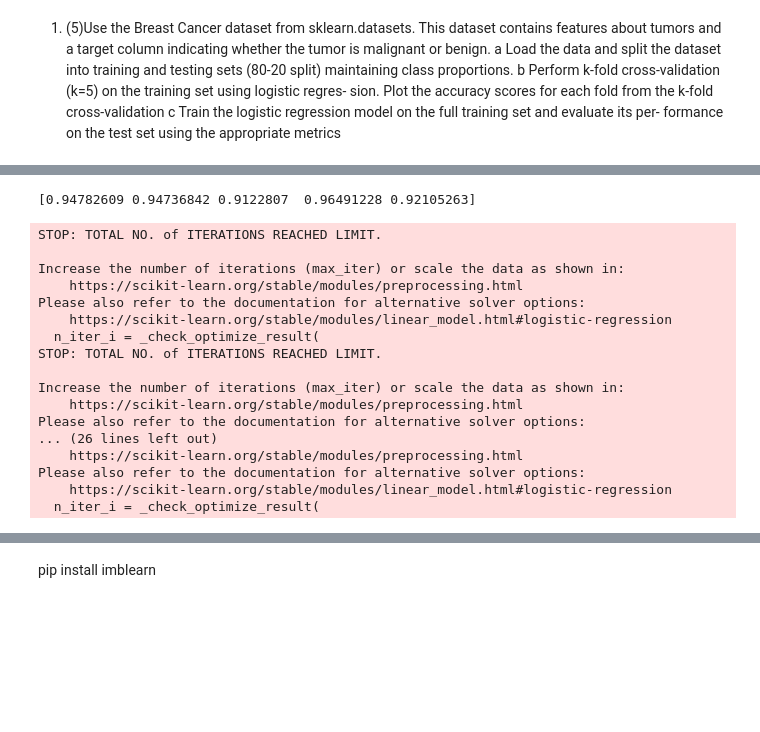
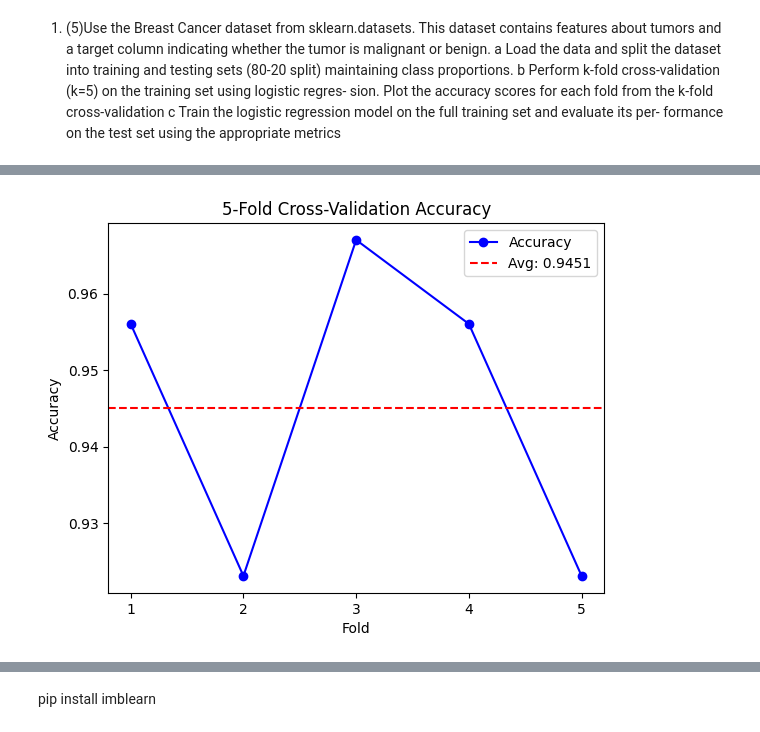
Before and after one commit to Awake-ctrl/Deep-Learning, a Jupyter notebook: labs/lab1/kallepallysaikiran_assignment1.ipynb, the cells around one changed output, grey strips where cells are left out. Cells and saved outputs as stored; diff of their text form; code cells hidden in the pictures; blank space fills up the shorter version.

```diff
--- a/labs/lab1/kallepallysaikiran_assignment1.ipynb
+++ b/labs/lab1/kallepallysaikiran_assignment1.ipynb
@@ -45,17 +27,15 @@ array([0, 0, 0, 0, 0, 0, 0, 0, 0, 0, 0, 0, 0, 0, 0, 0, 0, 0, 0, 1, 1, 1,
 # %%
-from sklearn.model_selection import KFold,cross_val_score
-from sklearn.model_selection import train_test_split
-from sklearn.linear_model import LogisticRegression
 from collections import Counter
+from sklearn.datasets import make_classification
+from imblearn.over_sampling import SMOTE
+# sm = SMOTE(random_state=42)
+# X_res, y_res = sm.fit_resample(x, y)
+# X_res=pd.DataFrame(X_res)
+# y_res=pd.DataFrame(y_res)
 
-from sklearn.datasets import make_classification
 
-from imblearn.over_sampling import SMOTE
+X_train,X_test,y_train,y_test=train_test_split(x,y,test_size=0.2,random_state=42,stratify=y)
+kf=StratifiedKFold(n_splits=5,shuffle=True,random_state=42)
+model=LogisticRegression(max_iter=1000)
 
-sm = SMOTE(random_state=42)
-
-X_res, y_res = sm.fit_resample(x, y)
-X_res=pd.DataFrame(X_res)
-y_res=pd.DataFrame(y_res)
-
-X_train, X_test, y_train, y_test = train_test_split(X_res, y_res, test_size=0.20, random_state=42)
+cross_val=cross_val_score(model,X_train,y_train,scoring="accuracy",cv=kf)
@@ -62,28 +60,18 @@ X_train, X_test, y_train, y_test = train_test_split(X_res, y_res, test_size=0.20
 # %%
 
-clf=LogisticRegression(random_state=0).fit(X_train,y_train)
 
-val=(cross_val_score(clf, X_train, y_train, cv=5))
-print(val)
-# num_folds = 5
-# kf = KFold(n_splits=num_folds, shuffle=True, random_state=42)
+plt.plot(range(1, 6), cross_val, marker='o', linestyle="-", color='b', label='Accuracy')
+plt.axhline(np.mean(cross_val),  linestyle="--",color='r', label=f'Avg: {np.mean(cross_val):.4f}')
+plt.xticks(range(1,6))
+plt.xlabel("Fold")
+plt.ylabel("Accuracy")
+plt.title("5-Fold Cross-Validation Accuracy")
+plt.legend()
+plt.show()
+
+# clf=LogisticRegression(random_state=0).fit(X_train,y_train)
+
+# val=(cross_val_score(clf, X_train, y_train, cv=5))
 # %% [output]
-[0.94782609 0.94736842 0.9122807  0.96491228 0.92105263]
-STOP: TOTAL NO. of ITERATIONS REACHED LIMIT.
-
-Increase the number of iterations (max_iter) or scale the data as shown in:
-    https://scikit-learn.org/stable/modules/preprocessing.html
-Please also refer to the documentation for alternative solver options:
-    https://scikit-learn.org/stable/modules/linear_model.html#logistic-regression
-  n_iter_i = _check_optimize_result(
-STOP: TOTAL NO. of ITERATIONS REACHED LIMIT.
-
-Increase the number of iterations (max_iter) or scale the data as shown in:
-    https://scikit-learn.org/stable/modules/preprocessing.html
-Please also refer to the documentation for alternative solver options:
-... (26 lines left out)
-    https://scikit-learn.org/stable/modules/preprocessing.html
-Please also refer to the documentation for alternative solver options:
-    https://scikit-learn.org/stable/modules/linear_model.html#logistic-regression
-  n_iter_i = _check_optimize_result(
+[figure, added]
 # %%
```
Also changed, not shown: parts of 12 cells of this notebook.
